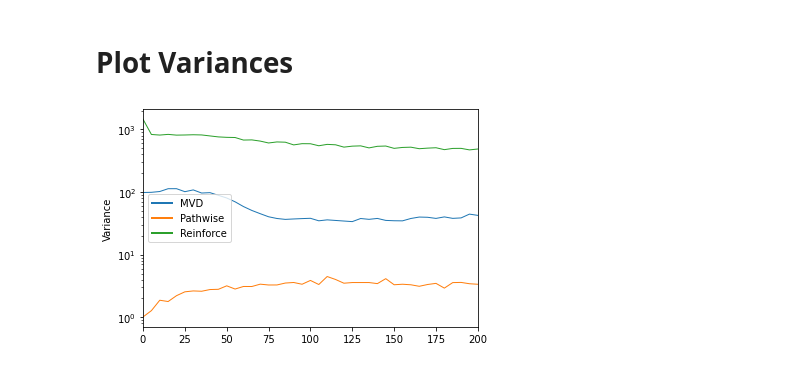
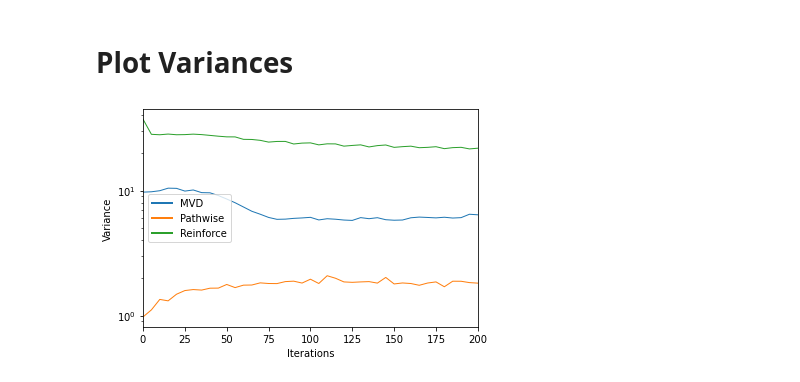
Before and after one commit to M8is/master-thesis-code, a Jupyter notebook: notebooks/plot-log-reg.ipynb, the cells around one changed output. Saved outputs shown, nothing was run; the diff lists cells and outputs as text; code cells hidden in the pictures.

Commit message:
Fix some plots

```diff
--- a/notebooks/plot-log-reg.ipynb
+++ b/notebooks/plot-log-reg.ipynb
@@ -142,27 +142,28 @@ plt.show()
 # %%
 estimator_stds = defaultdict(list)
 for k, v in collect_by(logreg_results, 'mc_estimator').items():
     for meta in v:
         estimator_stds[k].append((meta, TensorHolder.load(meta['results_dir'], 'estimator_stds')))
 estimator_stds.default_factory = None
 
 step_size = 5
 max_len = 0
 for run in estimator_stds.values():
     meta, _ = run[0]
     stds = []
     for meta, std in run:
         stds.append(std.data.numpy().flatten())
     indices, stds = step_with_end(np.array(stds), step_size)
-    vars_ = (stds**2).mean(axis=0)
+    vars_ = (stds).mean(axis=0)
     plot(vars_, np.zeros_like(vars_), '$mc_estimator$', meta, xspace=indices, linewidth=1)
     max_len = max(max_len, indices[-1])
 
 legend()
 plt.yscale('log')
 plt.ylabel('Variance')
+plt.xlabel('Iterations')
 plt.xlim(0, 200)
 plt.savefig(plot_dir / f'logreg_variances.pdf')
 plt.show()
 # %% [output]
-[figure, old version]
+[figure, new version]
```
Also changed, not shown: 5 other files.
